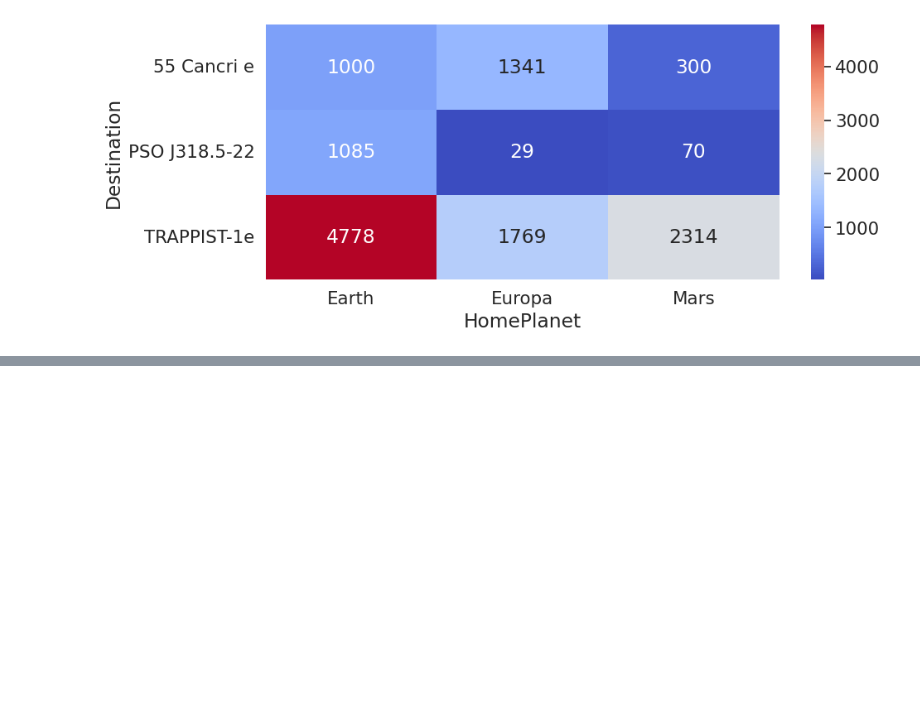
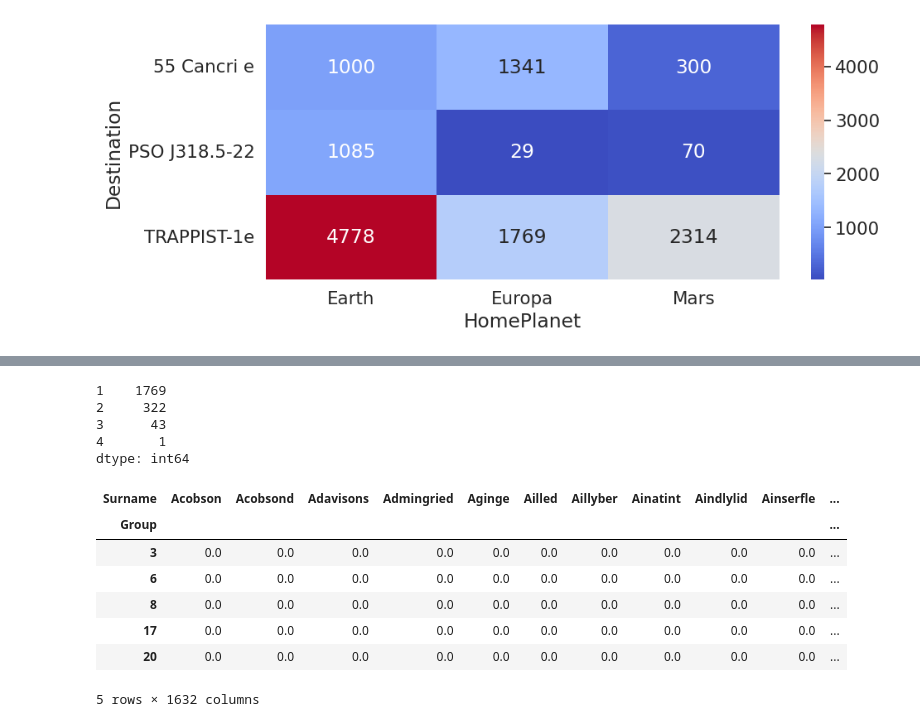
Before and after one commit to CambridgeZ/DataMining_Course_experiment, a Jupyter notebook: 大作业/datamining-homework.ipynb, the cells around one changed output, grey strips where cells are left out. Drawn from its saved outputs; the diff is of its cells as text; code cells hidden in the pictures; blank space fills up the shorter version.

```diff
--- a/大作业/datamining-homework.ipynb
+++ b/大作业/datamining-homework.ipynb
@@ -792,0 +843,23 @@ sns.heatmap(HPD_gb.T, annot=True, fmt='g', cmap='coolwarm')
+# %%
+# 查看GSB_gb中的数据不为0的值的个数
+(GSN_gb>0).sum(axis=1).value_counts()
+# %% [output]
+1    1769
+2     322
+3      43
+4       1
+dtype: int64
+# %%
+#统计每行不为0的个数
+GSN_gb['count']=(GSN_gb>0).sum(axis=1)
+# %%
+GSN_gb.head()
+# %% [output]
+| Surname | Acobson | Acobsond | Adavisons | Admingried | Aginge | Ailled | Aillyber | Ainatint | Aindlylid | Ainserfle | ... |
+| Group |  |  |  |  |  |  |  |  |  |  | ... |
+| 3 | 0.0 | 0.0 | 0.0 | 0.0 | 0.0 | 0.0 | 0.0 | 0.0 | 0.0 | 0.0 | ... |
+| 6 | 0.0 | 0.0 | 0.0 | 0.0 | 0.0 | 0.0 | 0.0 | 0.0 | 0.0 | 0.0 | ... |
+| 8 | 0.0 | 0.0 | 0.0 | 0.0 | 0.0 | 0.0 | 0.0 | 0.0 | 0.0 | 0.0 | ... |
+| 17 | 0.0 | 0.0 | 0.0 | 0.0 | 0.0 | 0.0 | 0.0 | 0.0 | 0.0 | 0.0 | ... |
+| 20 | 0.0 | 0.0 | 0.0 | 0.0 | 0.0 | 0.0 | 0.0 | 0.0 | 0.0 | 0.0 | ... |
+5 rows × 1632 columns
```
Also changed, not shown: parts of 28 cells of this notebook, 1 other file.
